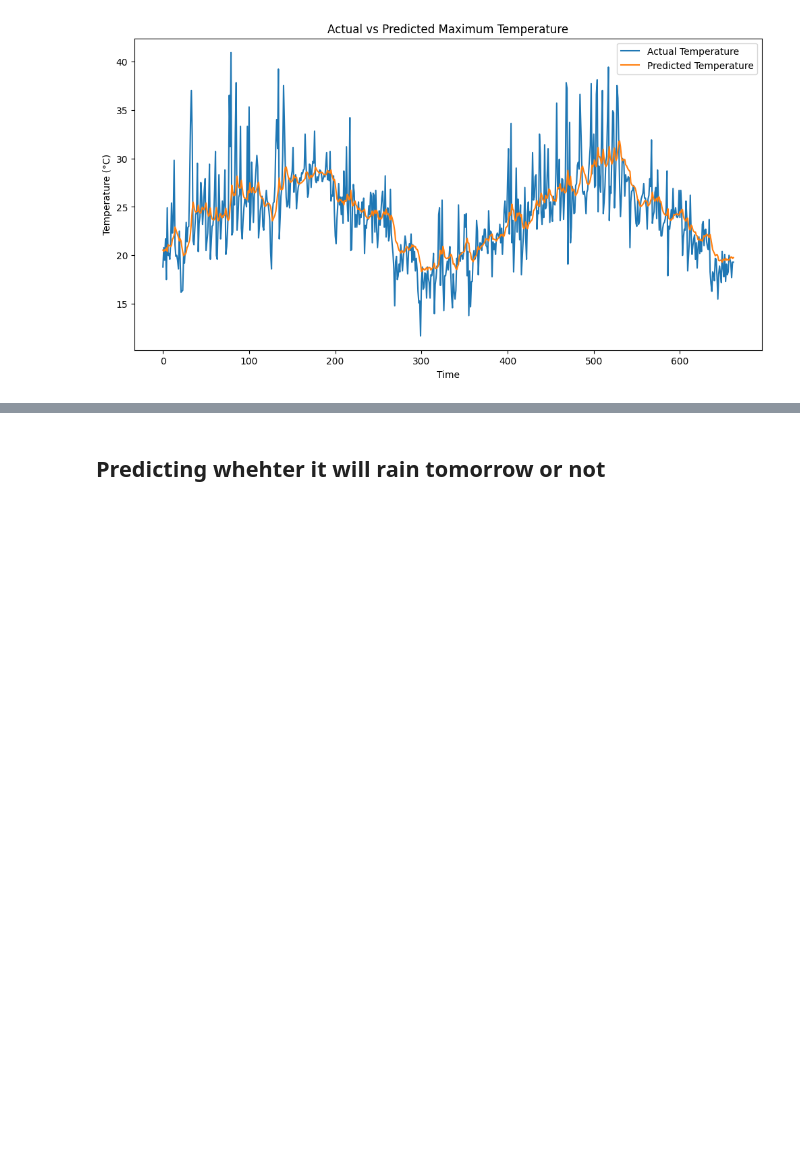
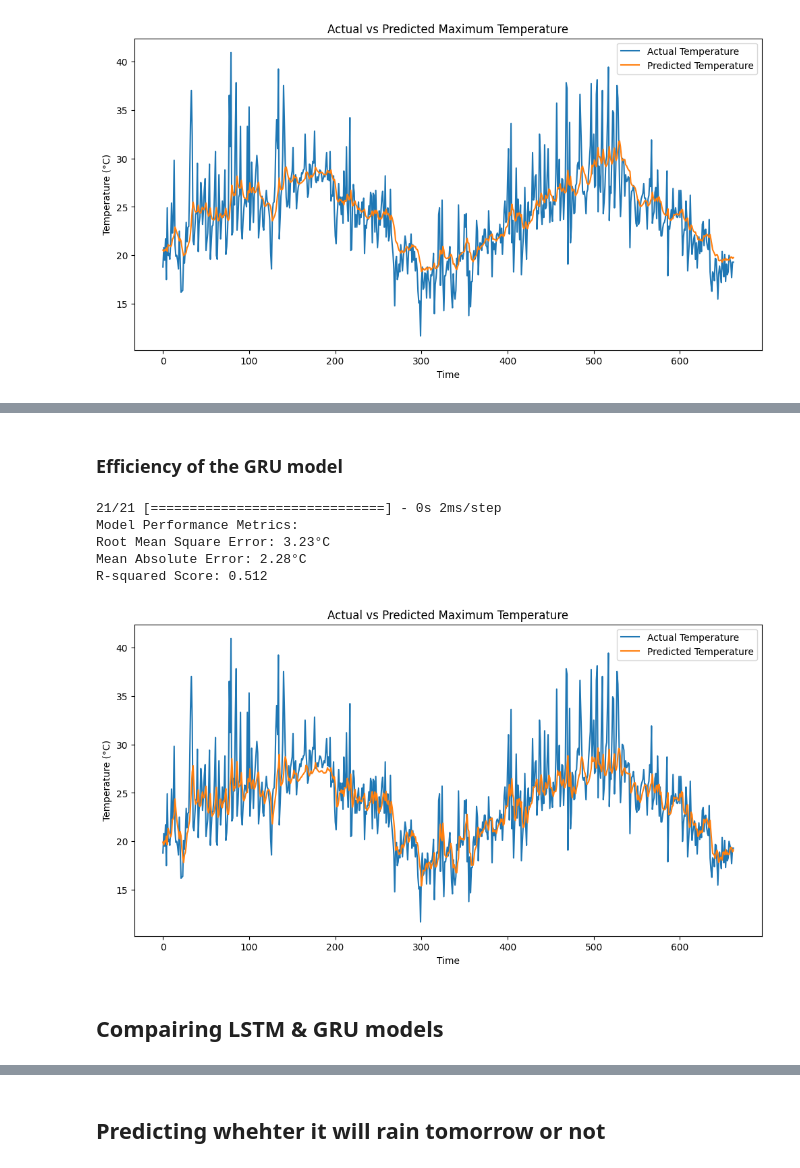
Before and after one commit to divesthetic14/weather-pattern-recognition, a Jupyter notebook: weather-pattern-recognition.ipynb, the cells around one changed output, grey strips where cells are left out. Drawn from its saved outputs; the diff is of its cells as text; code cells hidden in the pictures; blank space fills up the shorter version.

```diff
--- a/weather-pattern-recognition.ipynb
+++ b/weather-pattern-recognition.ipynb
@@ -219,0 +277,17 @@ R-squared Score: 0.502
+# %%
+from tensorflow.keras.models import load_model
+
+# Load model and scaler
+model = load_model("models/forecasting_gru_tuned_model.h5")
+# model = load_model("models/forecasting_lstm_model.keras")
+scaler = joblib.load("models/max_temp_scaler_gru_tuned.pkl")
+
+# Use last 30 days from city data
+last_30 = df_city['MaxTemp_scaled'].values[-30:]
+last_30 = last_30.reshape((1, 30, 1))
+
+# Predict and inverse scale
+pred_scaled = model.predict(last_30)[0][0]
+pred_temp = scaler.inverse_transform([[pred_scaled]])[0][0]
+
+print(f"Predicted Max Temperature for tomorrow in {city}: {pred_temp:.2f} °C")
@@ -219,0 +298,43 @@ R-squared Score: 0.502
+# %% [markdown]
+### Efficiency of the GRU model
+# %%
+from sklearn.metrics import mean_squared_error, mean_absolute_error, r2_score
+import numpy as np
+
+# Make predictions on test data
+y_pred_scaled = model.predict(X_test)
+y_pred = scaler.inverse_transform(y_pred_scaled)
+y_true = scaler.inverse_transform(y_test.reshape(-1, 1))
+
+# Calculate various metrics
+mse = mean_squared_error(y_true, y_pred)
+rmse = np.sqrt(mse)
+mae = mean_absolute_error(y_true, y_pred)
+r2 = r2_score(y_true, y_pred)
+
+# Print evaluation metrics
+print(f"Model Performance Metrics:")
+print(f"Root Mean Square Error: {rmse:.2f}°C")
+print(f"Mean Absolute Error: {mae:.2f}°C")
+print(f"R-squared Score: {r2:.3f}")
+
+# Visualize predictions vs actual values
+import matplotlib.pyplot as plt
+
+plt.figure(figsize=(12, 6))
+plt.plot(y_true, label='Actual Temperature')
+plt.plot(y_pred, label='Predicted Temperature')
+plt.title('Actual vs Predicted Maximum Temperature')
+plt.xlabel('Time')
+plt.ylabel('Temperature (°C)')
+plt.legend()
+plt.show()
+# %% [output]
+21/21 [==============================] - 0s 2ms/step
+Model Performance Metrics:
+Root Mean Square Error: 3.23°C
+Mean Absolute Error: 2.28°C
+R-squared Score: 0.512
+[figure, added]
+# %% [markdown]
+## Compairing LSTM & GRU models
```
Also changed, not shown: parts of 10 cells of this notebook, 35 other files.
